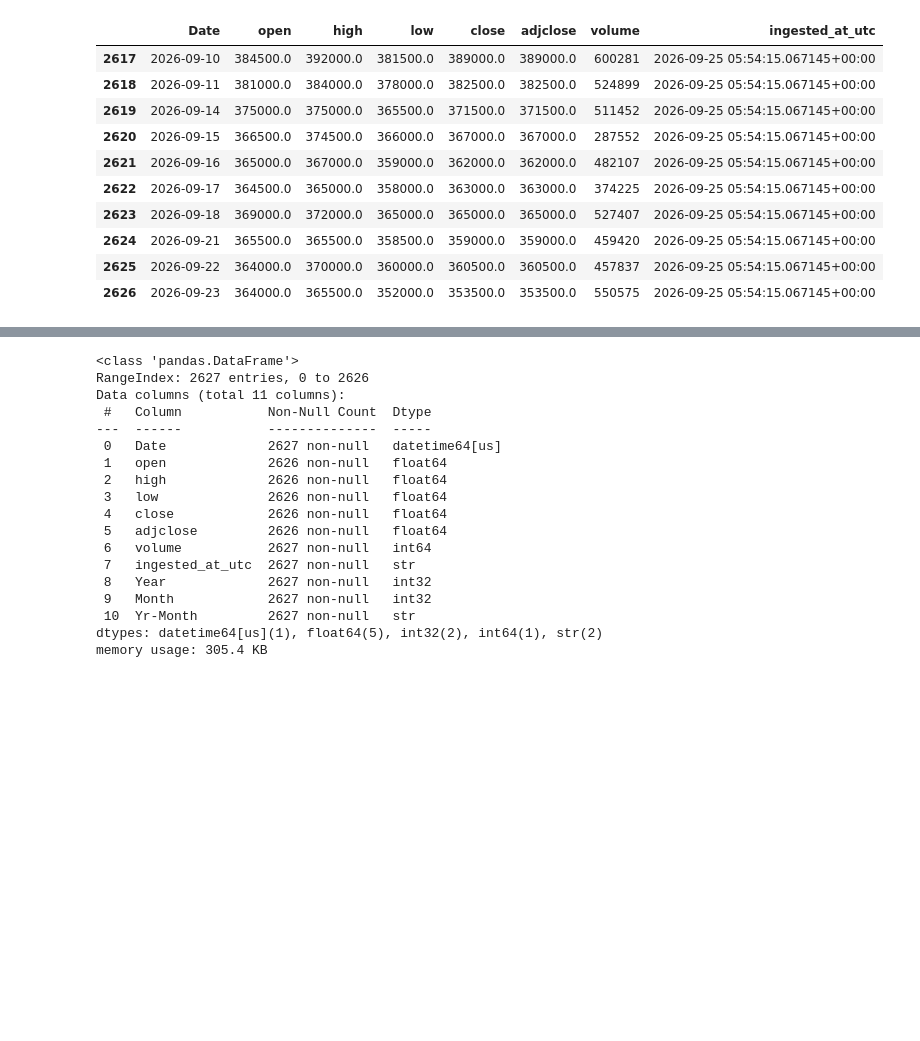
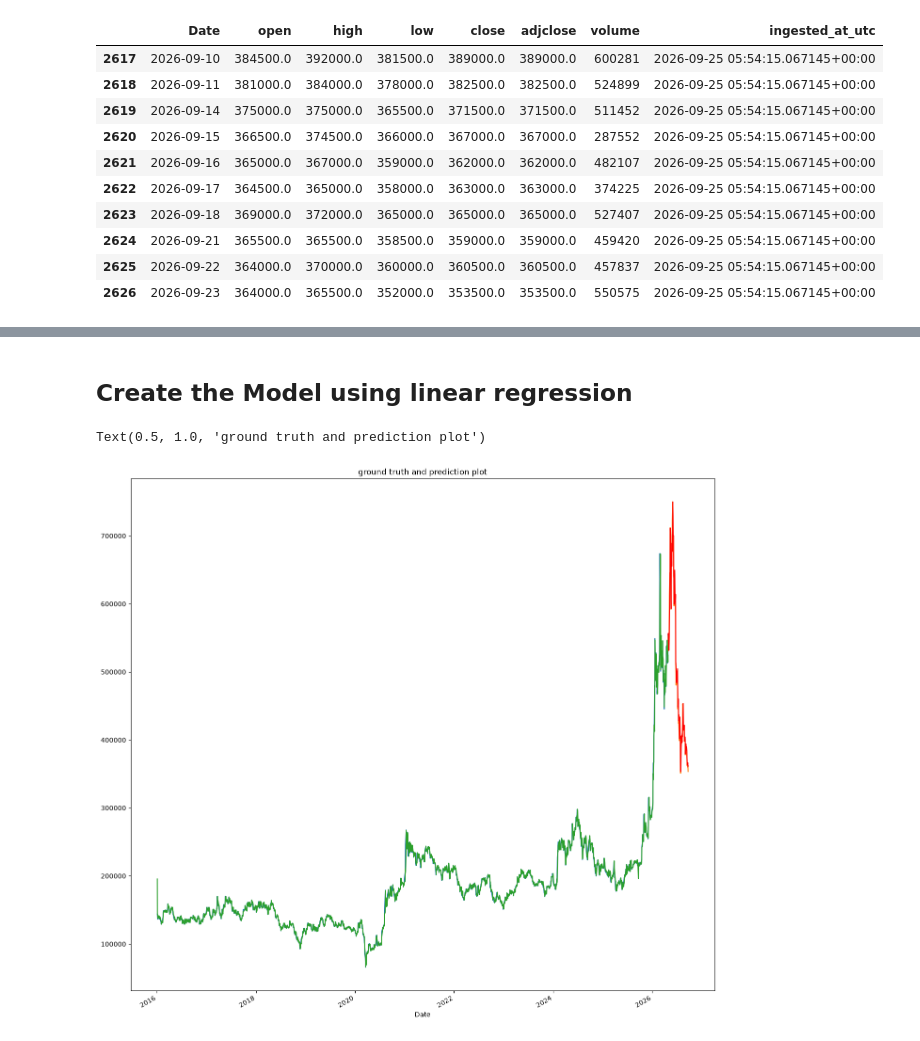
Before and after one commit to codeforlife888/M3-Stock-Price-Models, a Jupyter notebook: notebooks/10_loaddata.ipynb, the cells around one changed output, grey strips where cells are left out. Saved outputs shown, nothing was run; the diff lists cells and outputs as text; code cells hidden in the pictures; blank space fills up the shorter version.

Commit message:
CHORD: First model

```diff
--- a/notebooks/10_loaddata.ipynb
+++ b/notebooks/10_loaddata.ipynb
@@ -36,28 +69,35 @@ df['Date'] = pd.to_datetime(df.Date)
 # %%
-# Create a new column for Year and Year-Month
-df['Year'] = df['Date'].dt.year
-df['Month'] = df['Date'].dt.month
-df['Yr-Month'] = df['Date'].apply(lambda x: str(x)[:7])
+X = df.drop(columns=['Date']).copy()
+
+X['lag1'] = X['close'].shift(1)
+X['lag2'] = X['close'].shift(2)
+X['lag21'] = X['close'].shift(21)
+X['lag24'] = X['close'].shift(24)
 # %%
-df.info()
+X = X.fillna(X['close'].mean())
+X = X.drop(['close'], axis=1)
-# %% [output]
-<class 'pandas.DataFrame'>
-RangeIndex: 2627 entries, 0 to 2626
-Data columns (total 11 columns):
- #   Column           Non-Null Count  Dtype
----  ------           --------------  -----
- 0   Date             2627 non-null   datetime64[us]
- 1   open             2626 non-null   float64
- 2   high             2626 non-null   float64
- 3   low              2626 non-null   float64
- 4   close            2626 non-null   float64
- 5   adjclose         2626 non-null   float64
- 6   volume           2627 non-null   int64
- 7   ingested_at_utc  2627 non-null   str
- 8   Year             2627 non-null   int32
- 9   Month            2627 non-null   int32
- 10  Yr-Month         2627 non-null   str
-dtypes: datetime64[us](1), float64(5), int32(2), int64(1), str(2)
-memory usage: 305.4 KB
+# %% [markdown]
+## Create the Model using linear regression
 # %%
-df = df.set_index('Date')
+from sklearn.linear_model import LinearRegression
+from sklearn.model_selection import train_test_split
+
+y = df['close'].copy()
+valid_rows = y.notna()
+X = X.loc[valid_rows]
+y = y.loc[valid_rows]
+X_train, X_test, y_train, y_test = train_test_split(X, y, test_size=100, shuffle=False)
+model = LinearRegression()
+model.fit(X_train, y_train)
+
+y_pred = pd.Series(model.predict(X_train), index=y_train.index)
+y_fore = pd.Series(model.predict(X_test), index=y_test.index)
+# %%
+ax = y_train.plot()
+ax = y_test.plot()
+ax = y_pred.plot(ax=ax) #prediction for the training set
+_ = y_fore.plot(ax=ax, color='red', figsize=(16,16)) #prediciton for the set
+ax.set_title('ground truth and prediction plot')
+# %% [output]
+Text(0.5, 1.0, 'ground truth and prediction plot')
+[figure, added]
```
Also changed, not shown: parts of 13 cells of this notebook.
